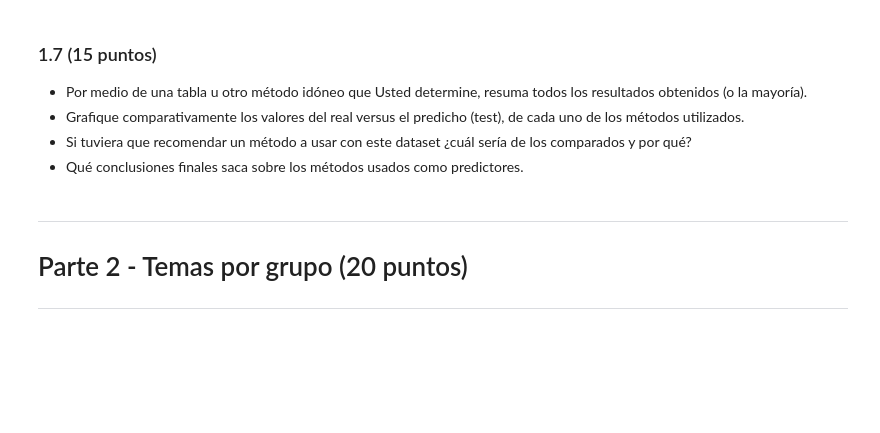
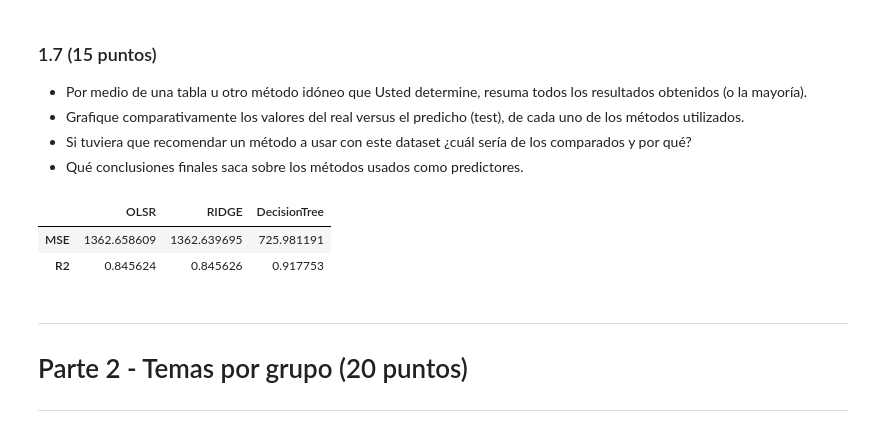
Before and after one commit to GabrielVargasR/University-Artificial-Intelligence, a Jupyter notebook: TC3 - Regression and Feature Engineering/2021-2-Trabajo Practico_03.ipynb, the cells around one changed output. Drawn from its saved outputs; the diff is of its cells as text; code cells hidden in the pictures; blank space fills up the shorter version.

Commit message:
TC-3: Fix bug with results

```diff
--- a/TC3 - Regression and Feature Engineering/2021-2-Trabajo Practico_03.ipynb
+++ b/TC3 - Regression and Feature Engineering/2021-2-Trabajo Practico_03.ipynb
@@ -871,6 +892,14 @@ saveResults(Y_pred, Y_test, results, "DecisionTree")
 - Grafique comparativamente los valores del real versus el predicho (test), de cada uno de los métodos utilizados.
 - Si tuviera que recomendar un método a usar con este dataset ¿cuál sería de los comparados y por qué?
 - Qué conclusiones finales saca sobre los métodos usados como predictores.
+# %%
+# Tabla con resultados finales
+df_metrics_results = pd.DataFrame.from_dict(results)
+df_metrics_results
+# %% [output]
+|  | OLSR | RIDGE | DecisionTree |
+| MSE | 1362.658609 | 1362.639695 | 725.981191 |
+| R2 | 0.845624 | 0.845626 | 0.917753 |
 # %% [markdown]
 ___
 
```
Also changed, not shown: parts of 8 cells of this notebook.
